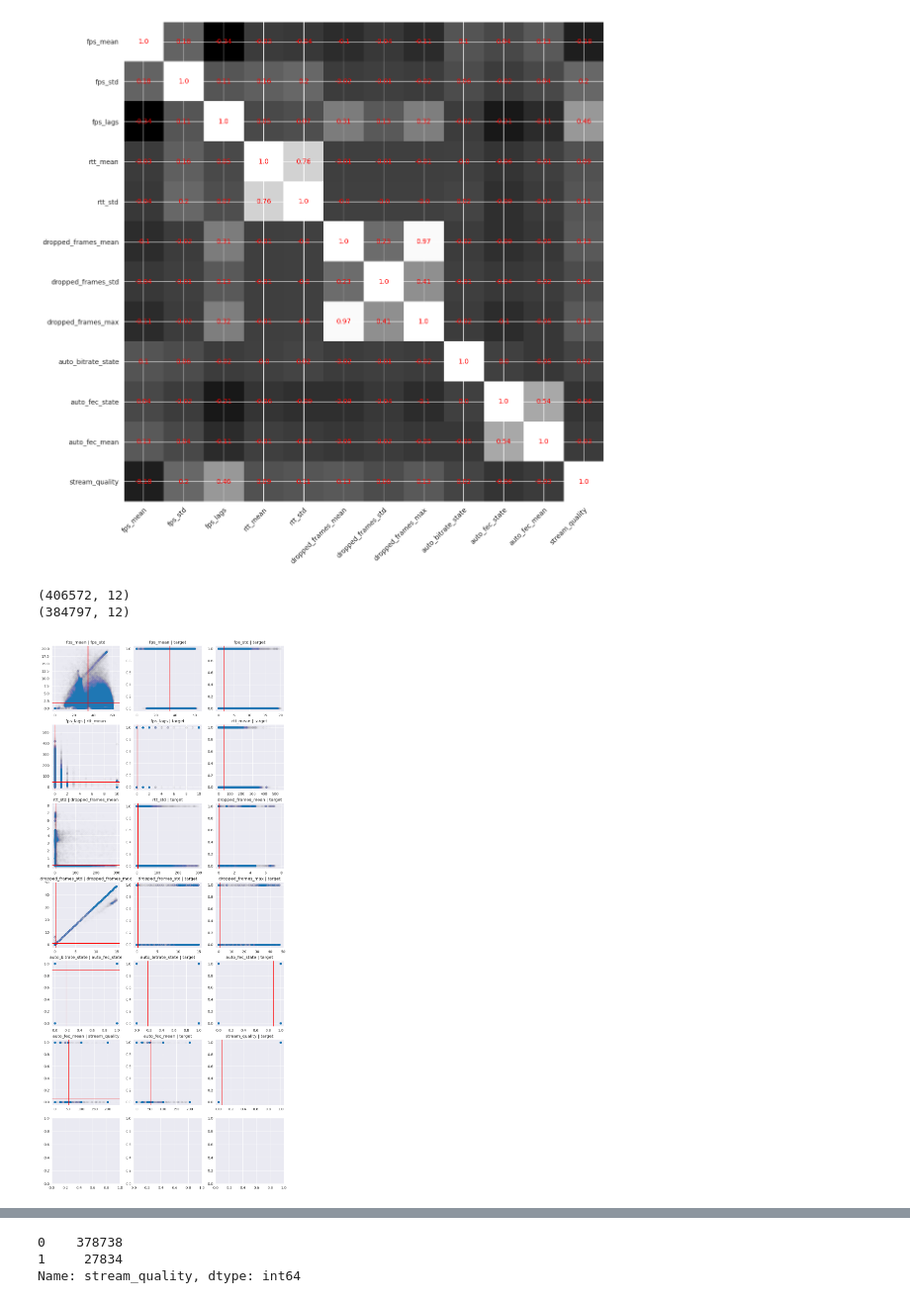
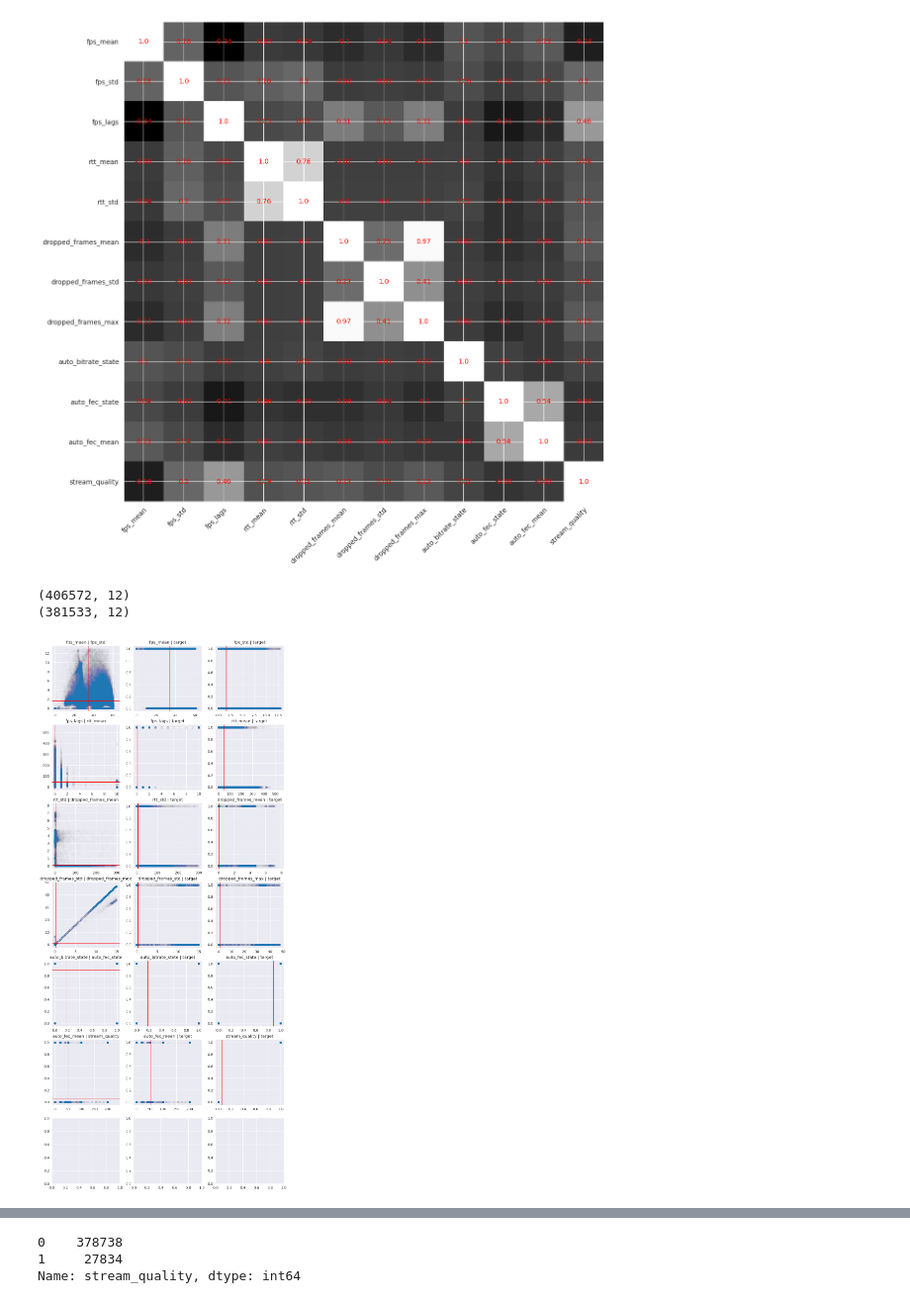
Before and after one commit to RVdeported/Inno_ML_asgmn_1, a Jupyter notebook: Main.ipynb, the cells around one changed output, grey strips where cells are left out. Shown at 99% size. Saved outputs shown, nothing was run; the diff lists cells and outputs as text; code cells hidden in the pictures.

```diff
--- a/Main.ipynb
+++ b/Main.ipynb
@@ -377,20 +377,20 @@ show_corr(x_train_c_embbedded)
 # %%
 print(x_train_c_embbedded.shape)
 x_train_c_cleared = x_train_c_embbedded.copy()
-x_train_c_cleared = x_train_c_cleared.loc[x_train_c_cleared["fps_std"] < 20]
+x_train_c_cleared = x_train_c_cleared.loc[x_train_c_cleared["fps_std"] < 13]
 x_train_c_cleared = x_train_c_cleared.loc[x_train_c_cleared["fps_mean"] < 65]
 x_train_c_cleared = x_train_c_cleared.loc[x_train_c_cleared["rtt_mean"] < 600]
 x_train_c_cleared = x_train_c_cleared.loc[x_train_c_cleared["dropped_frames_mean"] < 8]
 x_train_c_cleared = x_train_c_cleared.loc[x_train_c_cleared["rtt_std"] < 300]
 x_train_c_cleared = x_train_c_cleared.loc[x_train_c_cleared["dropped_frames_std"] < 15]
 x_train_c_cleared = x_train_c_cleared.loc[x_train_c_cleared["dropped_frames_max"] < 50]
 
 print(x_train_c_cleared.shape)
 plot_dataset(x_train_c_cleared, x_train_c_cleared["stream_quality"])
 # %% [output]
 (406572, 12)
-(384797, 12)
+(381533, 12)
-[figure, old version]
+[figure, new version]
 # %%
 plot_boxplots(x_train_c_cleared)
 # %% [output]
```
Also changed, not shown: parts of 8 cells of this notebook.
